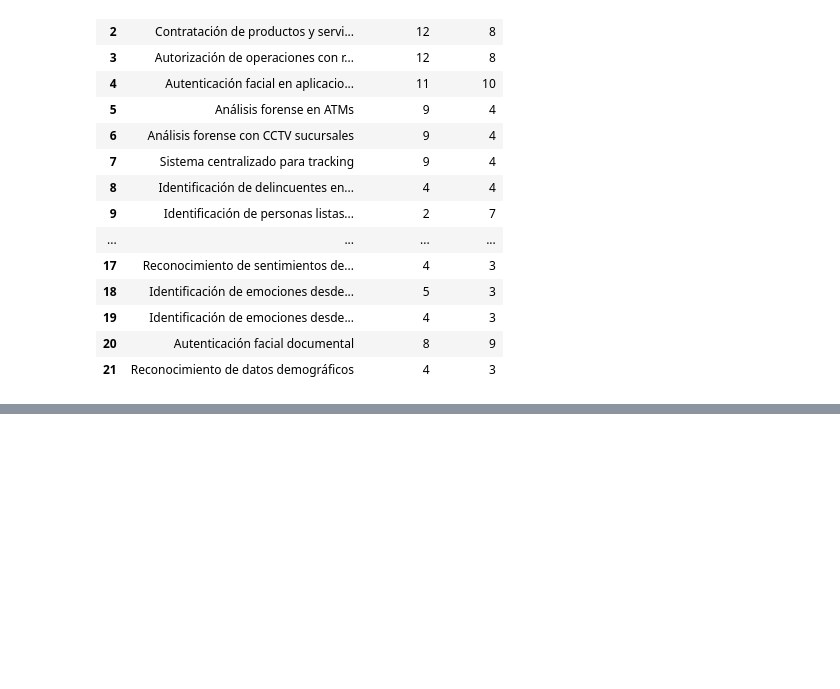
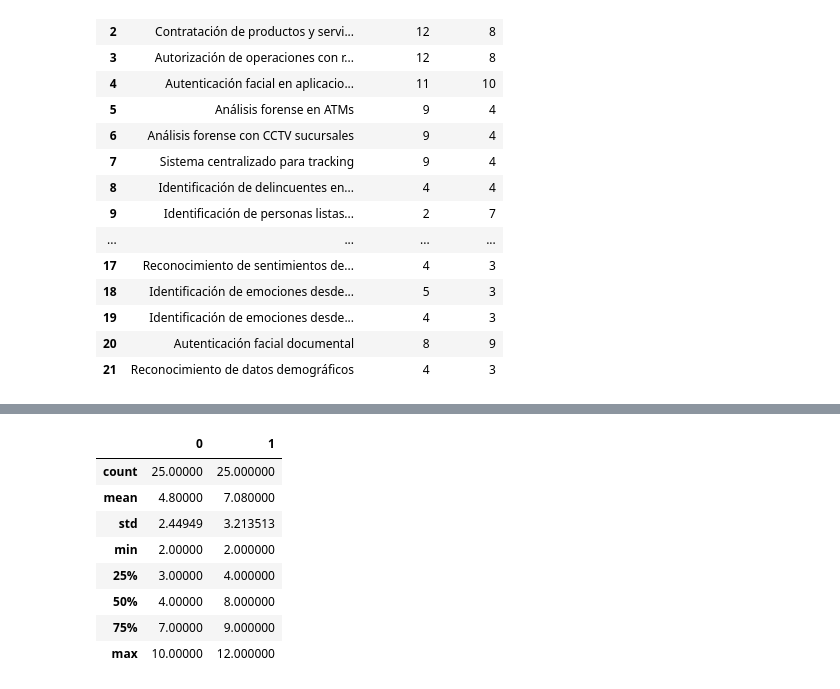
Before and after one commit to SPQR14/PythonBootcamp, a Jupyter notebook: RF/Mapa de calor RF.ipynb, the cells around one changed output, grey strips where cells are left out. Drawn from its saved outputs; the diff is of its cells as text; code cells hidden in the pictures; blank space fills up the shorter version.

```diff
--- a/RF/Mapa de calor RF.ipynb
+++ b/RF/Mapa de calor RF.ipynb
@@ -88,0 +75,12 @@ Reconocimiento de datos demográficos                 4   3>
+# %%
+df_transpuesto.describe()
+# %% [output]
+|  | 0 | 1 |
+| count | 25.00000 | 25.000000 |
+| mean | 4.80000 | 7.080000 |
+| std | 2.44949 | 3.213513 |
+| min | 2.00000 | 2.000000 |
+| 25% | 3.00000 | 4.000000 |
+| 50% | 4.00000 | 8.000000 |
+| 75% | 7.00000 | 9.000000 |
+| max | 10.00000 | 12.000000 |
```
Also changed, not shown: parts of 11 cells of this notebook, 3 other files.
